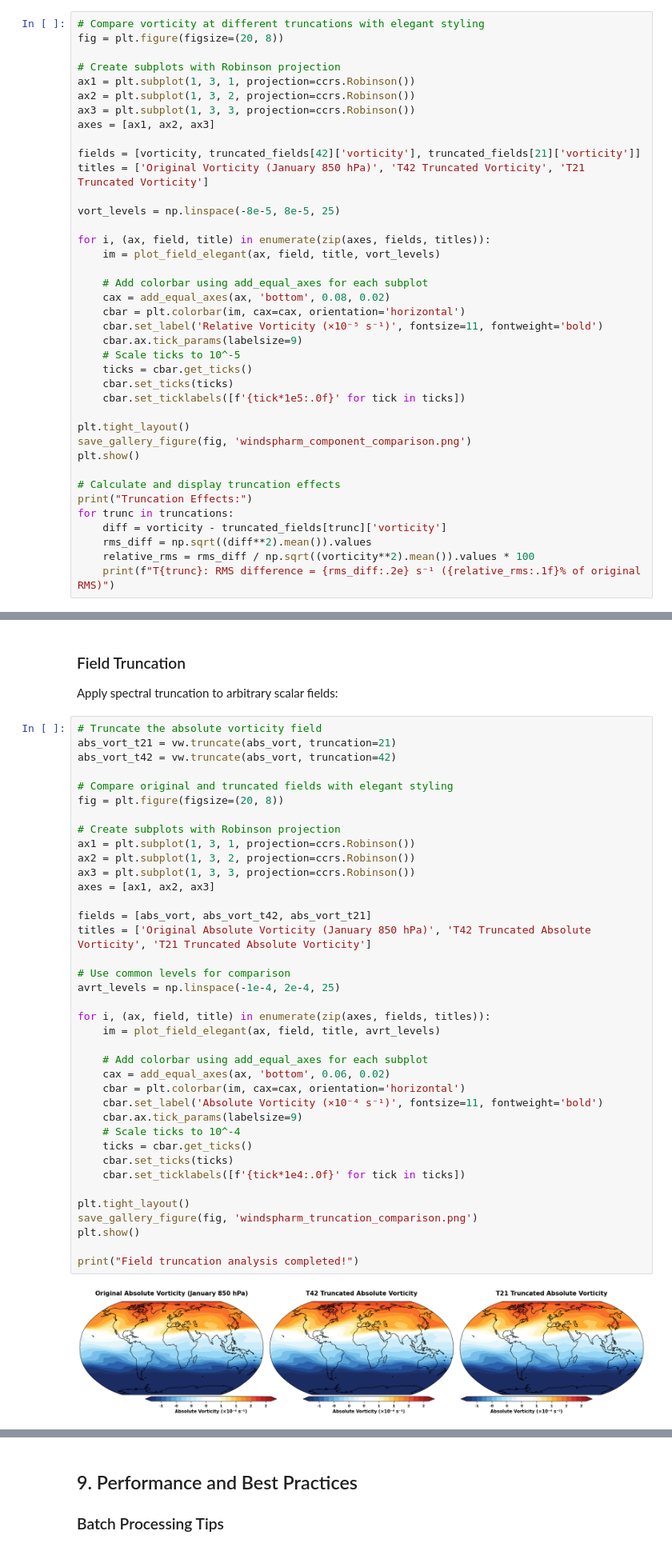
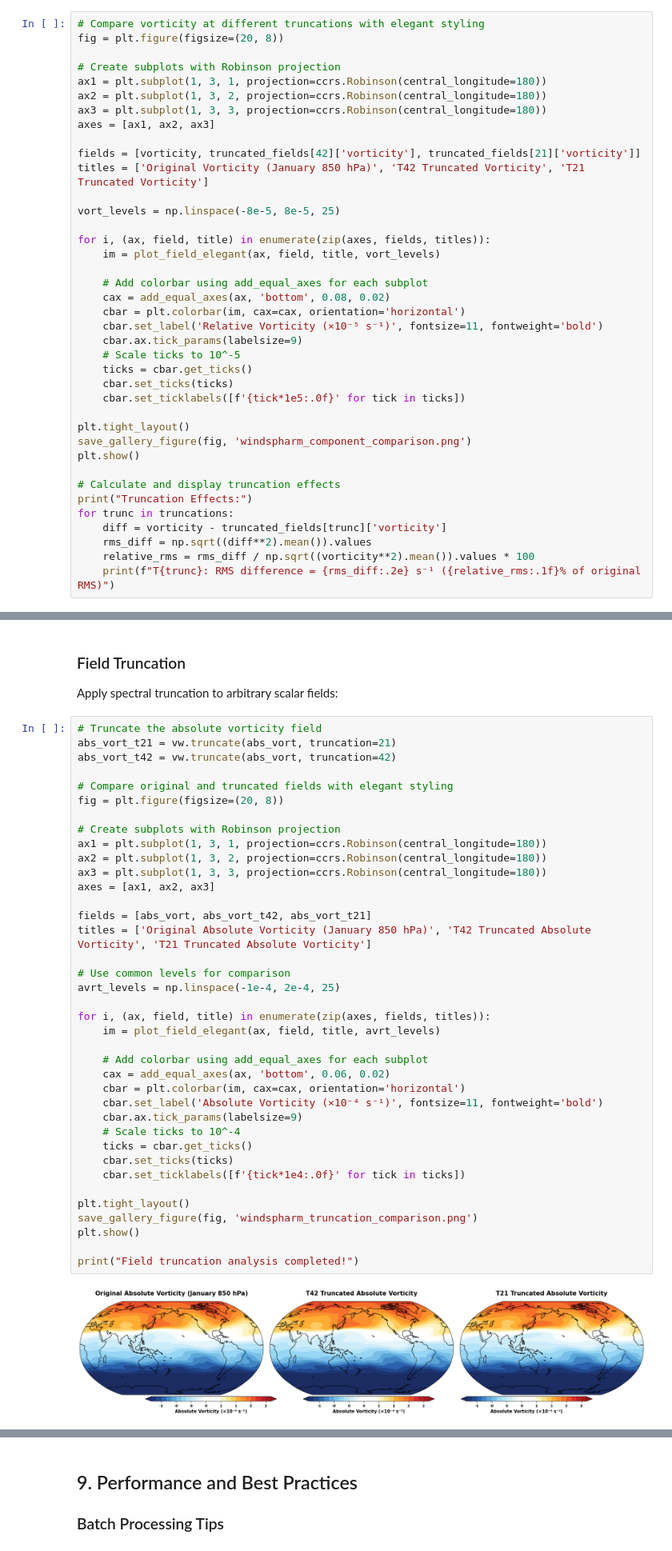
Before and after one commit to QianyeSu/Skyborn, a Jupyter notebook: docs/source/notebooks/windspharm_tutorial.ipynb, the cells around one changed output, grey strips where cells are left out. Shown at 80% size. Drawn from its saved outputs; the diff is of its cells as text.

```diff
--- a/docs/source/notebooks/windspharm_tutorial.ipynb
+++ b/docs/source/notebooks/windspharm_tutorial.ipynb
@@ -660,9 +661,9 @@ Spectral truncation analysis completed!
 fig = plt.figure(figsize=(20, 8))
 
 # Create subplots with Robinson projection
-ax1 = plt.subplot(1, 3, 1, projection=ccrs.Robinson())
-ax2 = plt.subplot(1, 3, 2, projection=ccrs.Robinson())
-ax3 = plt.subplot(1, 3, 3, projection=ccrs.Robinson())
+ax1 = plt.subplot(1, 3, 1, projection=ccrs.Robinson(central_longitude=180))
+ax2 = plt.subplot(1, 3, 2, projection=ccrs.Robinson(central_longitude=180))
+ax3 = plt.subplot(1, 3, 3, projection=ccrs.Robinson(central_longitude=180))
 axes = [ax1, ax2, ax3]
 
 fields = [vorticity, truncated_fields[42]['vorticity'], truncated_fields[21]['vorticity']]
@@ -809,37 +810,37 @@ abs_vort_t42 = vw.truncate(abs_vort, truncation=42)
 fig = plt.figure(figsize=(20, 8))
 
 # Create subplots with Robinson projection
-ax1 = plt.subplot(1, 3, 1, projection=ccrs.Robinson())
-ax2 = plt.subplot(1, 3, 2, projection=ccrs.Robinson())
-ax3 = plt.subplot(1, 3, 3, projection=ccrs.Robinson())
+ax1 = plt.subplot(1, 3, 1, projection=ccrs.Robinson(central_longitude=180))
+ax2 = plt.subplot(1, 3, 2, projection=ccrs.Robinson(central_longitude=180))
+ax3 = plt.subplot(1, 3, 3, projection=ccrs.Robinson(central_longitude=180))
 axes = [ax1, ax2, ax3]
 
 fields = [abs_vort, abs_vort_t42, abs_vort_t21]
 titles = ['Original Absolute Vorticity (January 850 hPa)', 'T42 Truncated Absolute Vorticity', 'T21 Truncated Absolute Vorticity']
 
 # Use common levels for comparison
 avrt_levels = np.linspace(-1e-4, 2e-4, 25)
 
 for i, (ax, field, title) in enumerate(zip(axes, fields, titles)):
     im = plot_field_elegant(ax, field, title, avrt_levels)
 
     # Add colorbar using add_equal_axes for each subplot
     cax = add_equal_axes(ax, 'bottom', 0.06, 0.02)
     cbar = plt.colorbar(im, cax=cax, orientation='horizontal')
     cbar.set_label('Absolute Vorticity (×10⁻⁴ s⁻¹)', fontsize=11, fontweight='bold')
     cbar.ax.tick_params(labelsize=9)
     # Scale ticks to 10^-4
     ticks = cbar.get_ticks()
     cbar.set_ticks(ticks)
     cbar.set_ticklabels([f'{tick*1e4:.0f}' for tick in ticks])
 
 plt.tight_layout()
 save_gallery_figure(fig, 'windspharm_truncation_comparison.png')
 plt.show()
 
 print("Field truncation analysis completed!")
 # %% [output]
-[figure, old version]
+[figure, new version]
 Field truncation analysis completed!
 # %% [markdown]
 ## 9. Performance and Best Practices
```
Also changed, not shown: parts of 8 cells of this notebook, 19 other files.
